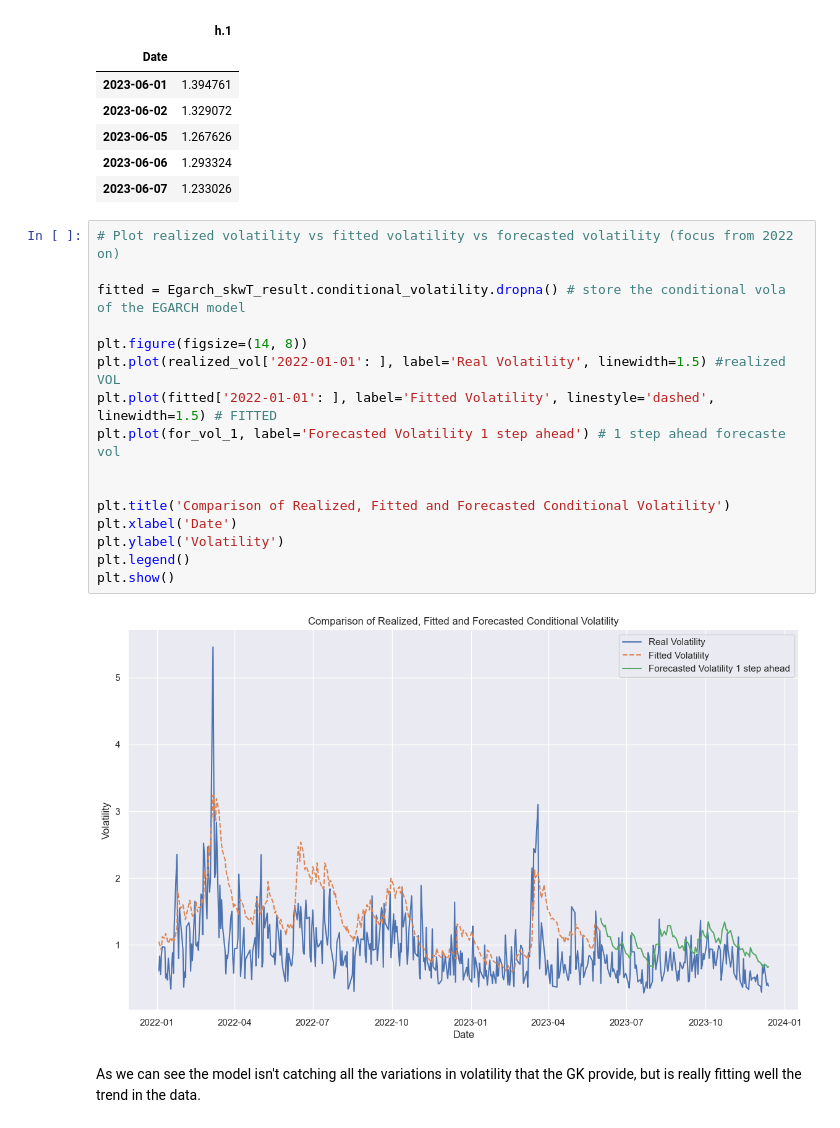
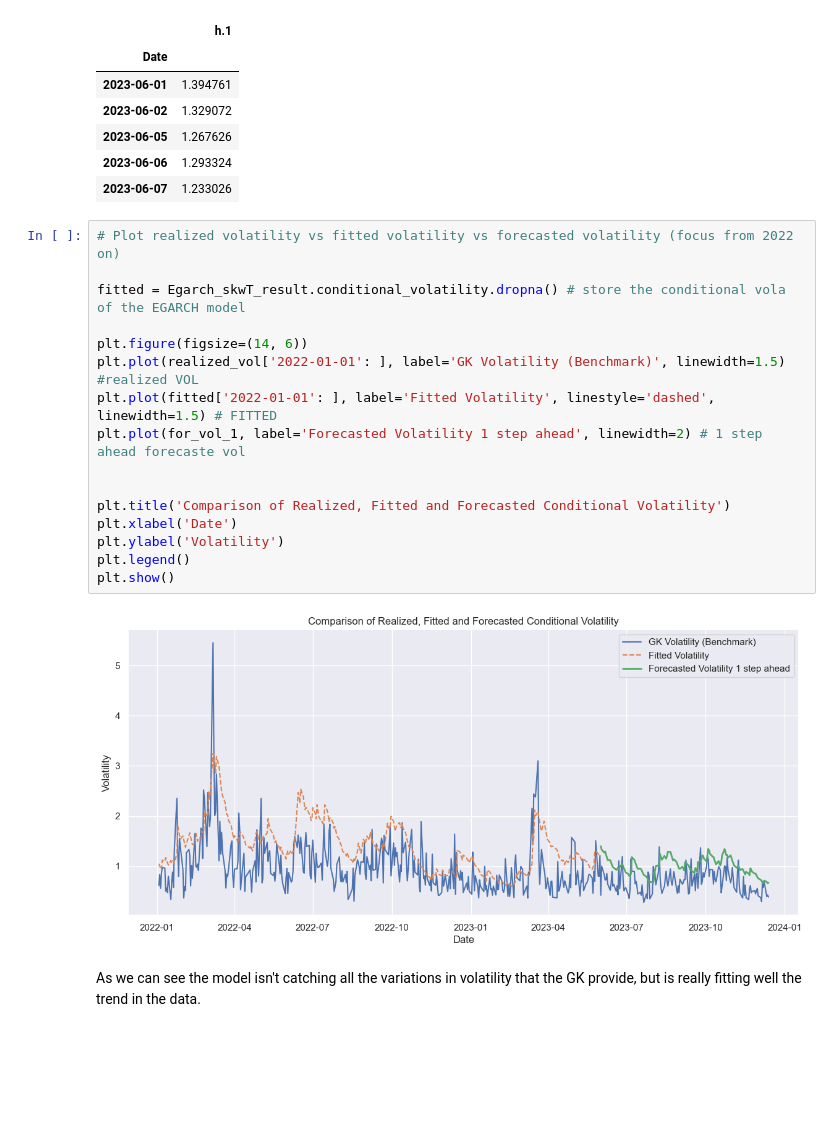
Before and after one commit to tommasograndi/market-vol-forecasting-with-GARCH-models, a Jupyter notebook: notebook copy.ipynb, the cells around one changed output. Cells and saved outputs as stored; diff of their text form; blank space fills up the shorter version.

```diff
--- a/notebook copy.ipynb
+++ b/notebook copy.ipynb
@@ -1368,21 +1370,21 @@ for_vol_1.head()
 # %%
 # Plot realized volatility vs fitted volatility vs forecasted volatility (focus from 2022 on)
 
 fitted = Egarch_skwT_result.conditional_volatility.dropna() # store the conditional vola of the EGARCH model
 
-plt.figure(figsize=(14, 8))
-plt.plot(realized_vol['2022-01-01': ], label='Real Volatility', linewidth=1.5) #realized VOL
+plt.figure(figsize=(14, 6))
+plt.plot(realized_vol['2022-01-01': ], label='GK Volatility (Benchmark)', linewidth=1.5) #realized VOL
 plt.plot(fitted['2022-01-01': ], label='Fitted Volatility', linestyle='dashed', linewidth=1.5) # FITTED
-plt.plot(for_vol_1, label='Forecasted Volatility 1 step ahead') # 1 step ahead forecaste vol
+plt.plot(for_vol_1, label='Forecasted Volatility 1 step ahead', linewidth=2) # 1 step ahead forecaste vol
 
 
 plt.title('Comparison of Realized, Fitted and Forecasted Conditional Volatility')
 plt.xlabel('Date')
 plt.ylabel('Volatility')
 plt.legend()
 plt.show()
 # %% [output]
-[figure, old version]
+[figure, new version]
 # %% [markdown]
 As we can see the model isn't catching all the variations in volatility that the GK provide, but is really fitting well the trend in the data.
 # %%
```
Also changed, not shown: parts of 1 cell of this notebook.
